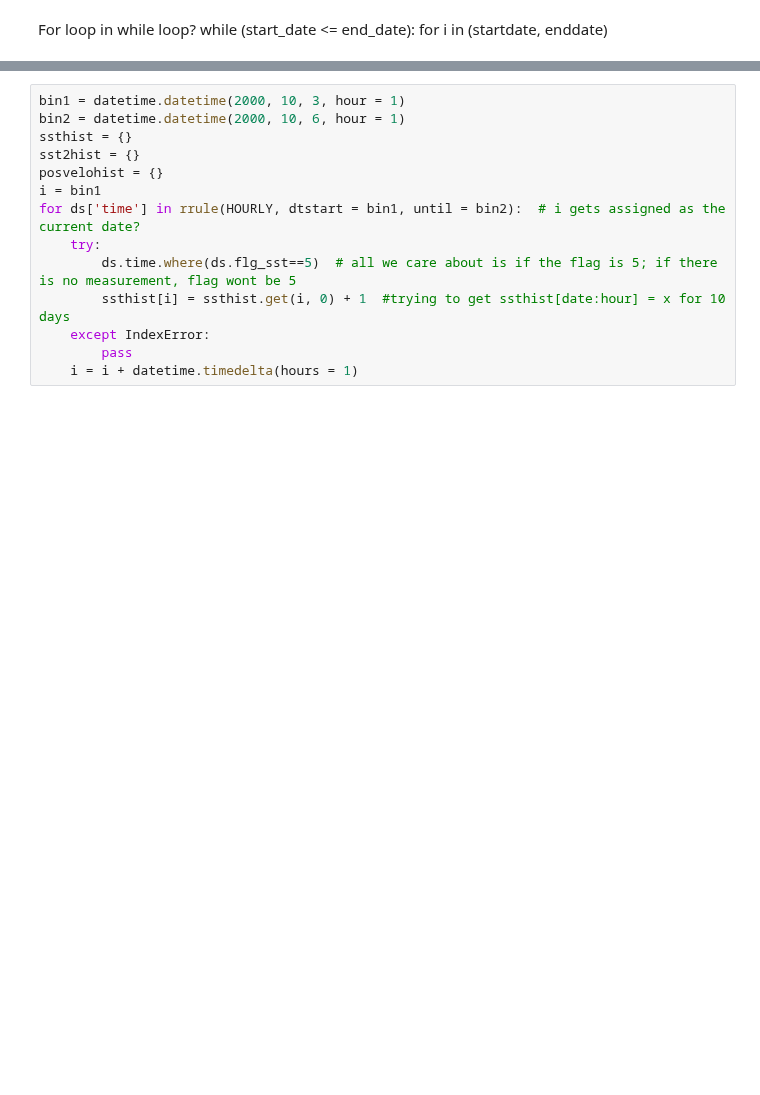
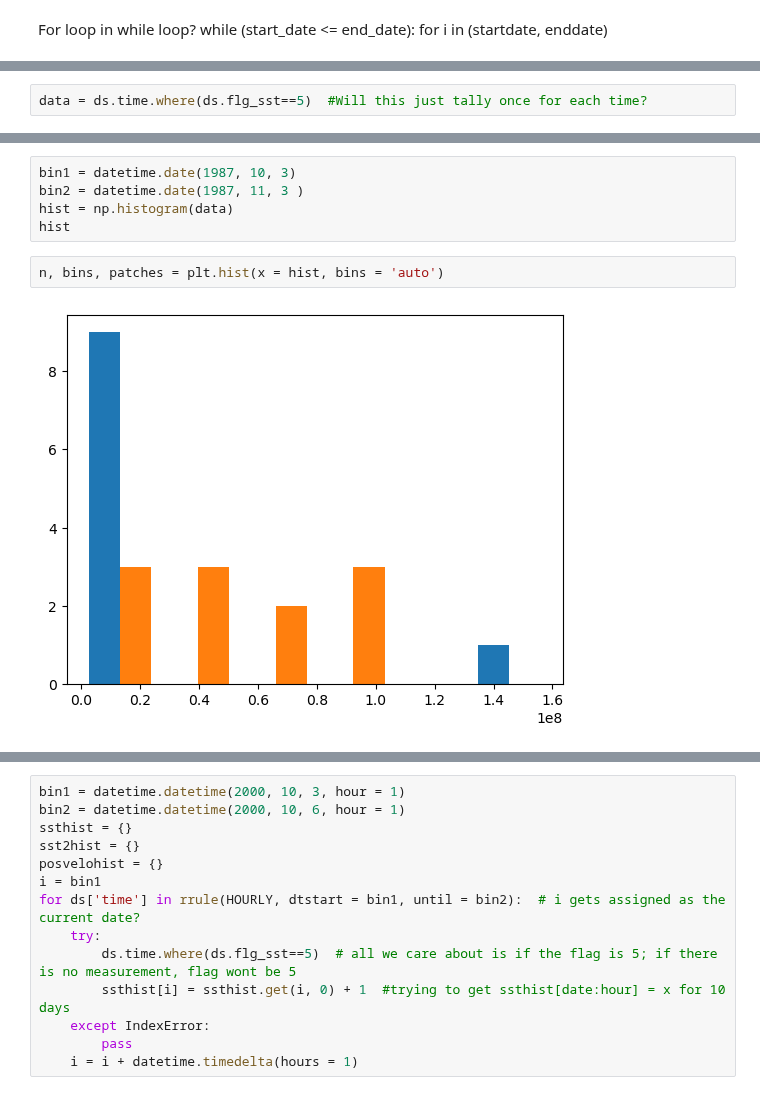
Before and after one commit to Eli8131/First_Project_SE, a Jupyter notebook: Histogram.ipynb, the cells around one changed output, grey strips where cells are left out. Drawn from its saved outputs; the diff is of its cells as text; blank space fills up the shorter version.

Commit message:
Trying to work with np.histogram

```diff
--- a/Histogram.ipynb
+++ b/Histogram.ipynb
@@ -35,0 +58,2 @@ while (start_date <= end_date):
+# %%
+data = ds.time.where(ds.flg_sst==5)  #Will this just tally once for each time?
@@ -38,2 +71,11 @@ ds.time.where(ds.flg_sst==5)
 # %% [output]
 KeyboardInterrupt:
+# %%
+bin1 = datetime.date(1987, 10, 3)
+bin2 = datetime.date(1987, 11, 3 )
+hist = np.histogram(data)
+hist
+# %%
+n, bins, patches = plt.hist(x = hist, bins = 'auto')
+# %% [output]
+[figure, added]
```
Also changed, not shown: parts of 12 cells of this notebook.
